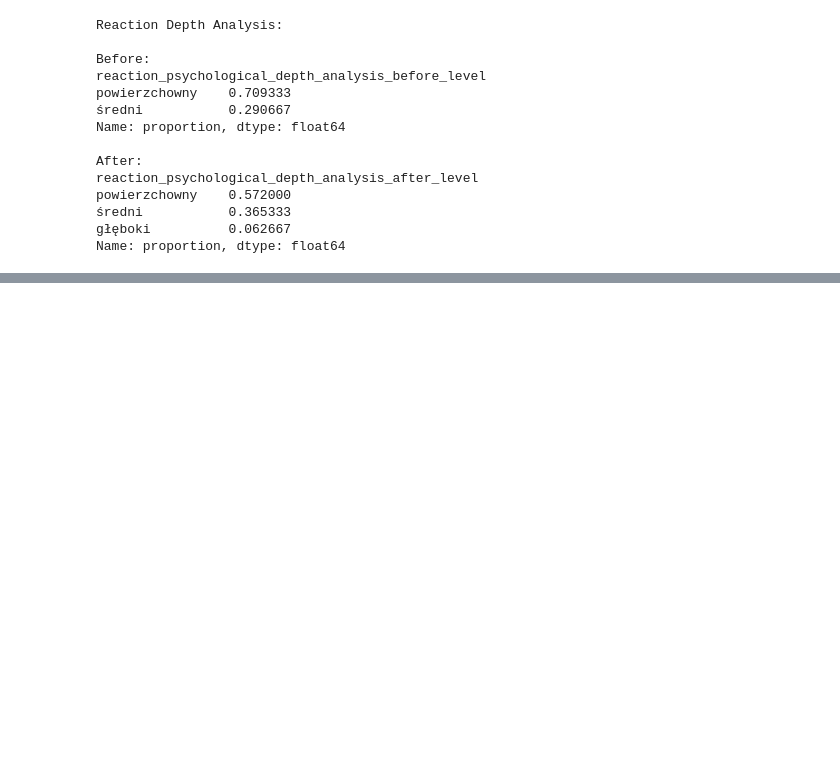
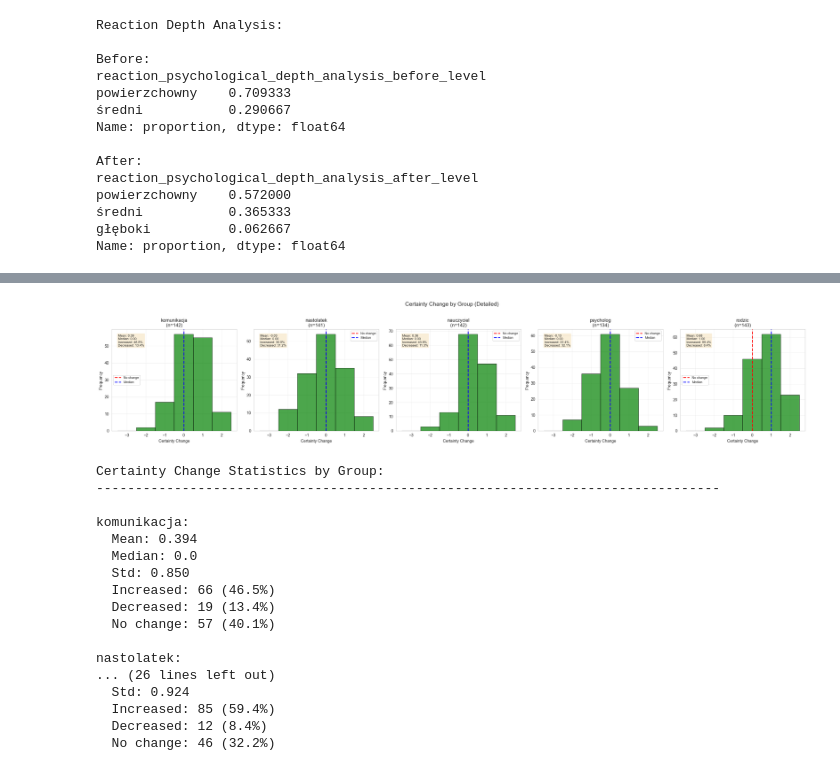
Before and after one commit to zgv5tb99wn/social-influence, a Jupyter notebook: social_influence/experiments/annotators_competences/analysis_notebook.ipynb, the cells around one changed output, grey strips where cells are left out. Drawn from its saved outputs; the diff is of its cells as text; code cells hidden in the pictures; blank space fills up the shorter version.

```diff
--- a/social_influence/experiments/annotators_competences/analysis_notebook.ipynb
+++ b/social_influence/experiments/annotators_competences/analysis_notebook.ipynb
@@ -1067,0 +735,56 @@ print("Pairwise intention t-test results saved to 'pairwise_intention_ttest_resu
+# %%
+groups = sorted(df['annotator_group'].unique())
+n_groups = len(groups)
+fig, axes = plt.subplots(1, n_groups, figsize=(5*n_groups, 5))
+
+for idx, group in enumerate(groups):
+    group_data = df[df['annotator_group'] == group]['certainty_change'].dropna()
+
+    axes[idx].hist(group_data, bins=range(-3, 4), edgecolor='black', alpha=0.7, color='green', align='left')
+    axes[idx].axvline(0, color='red', linestyle='--', linewidth=2, label='No change')
+    axes[idx].axvline(group_data.median(), color='blue', linestyle='--', linewidth=2, label='Median')
+    axes[idx].set_xlabel('Certainty Change')
+    axes[idx].set_ylabel('Frequency')
+    axes[idx].set_title(f'{group}\n(n={len(group_data)})')
+    axes[idx].legend(fontsize=8)
+    axes[idx].grid(alpha=0.3)
+
+    stats_text = f'Mean: {group_data.mean():.2f}\nMedian: {group_data.median():.2f}\nIncreased: {(group_data > 0).mean():.1%}\nDecreased: {(group_data < 0).mean():.1%}'
+    axes[idx].text(0.05, 0.95, stats_text, transform=axes[idx].transAxes,
+                   verticalalignment='top', bbox=dict(boxstyle='round', facecolor='wheat', alpha=0.5),
+                   fontsize=8)
+
+plt.suptitle('Certainty Change by Group (Detailed)', fontsize=14, y=1.02)
+plt.tight_layout()
+plt.show()
+
+print("\nCertainty Change Statistics by Group:")
+print("-" * 80)
+for group in groups:
+    group_data = df[df['annotator_group'] == group]['certainty_change'].dropna()
+    print(f"\n{group}:")
+    print(f"  Mean: {group_data.mean():.3f}")
+    print(f"  Median: {group_data.median():.1f}")
+    print(f"  Std: {group_data.std():.3f}")
+    print(f"  Increased: {(group_data > 0).sum()} ({(group_data > 0).mean():.1%})")
+    print(f"  Decreased: {(group_data < 0).sum()} ({(group_data < 0).mean():.1%})")
+    print(f"  No change: {(group_data == 0).sum()} ({(group_data == 0).mean():.1%})")
+# %% [output]
+[figure, added]
+Certainty Change Statistics by Group:
+--------------------------------------------------------------------------------
+
+komunikacja:
+  Mean: 0.394
+  Median: 0.0
+  Std: 0.850
+  Increased: 66 (46.5%)
+  Decreased: 19 (13.4%)
+  No change: 57 (40.1%)
+
+nastolatek:
+... (26 lines left out)
+  Std: 0.924
+  Increased: 85 (59.4%)
+  Decreased: 12 (8.4%)
+  No change: 46 (32.2%)
```
Also changed, not shown: parts of 43 cells of this notebook.
